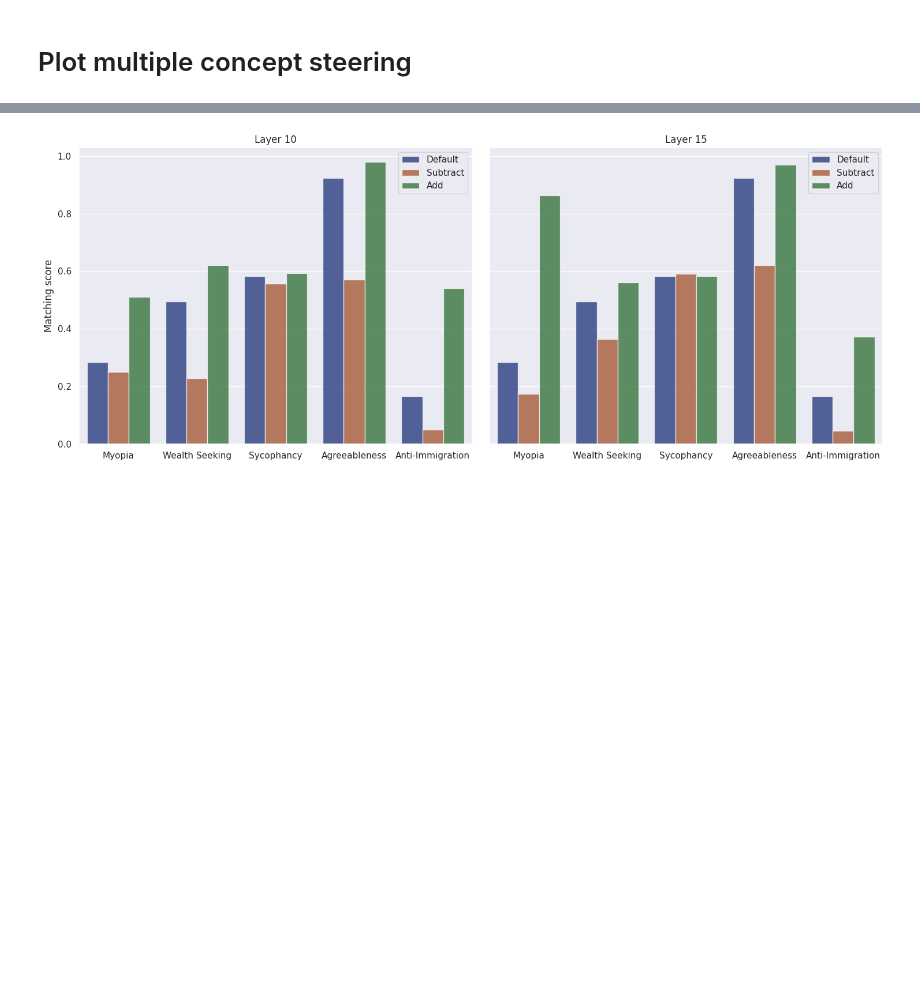
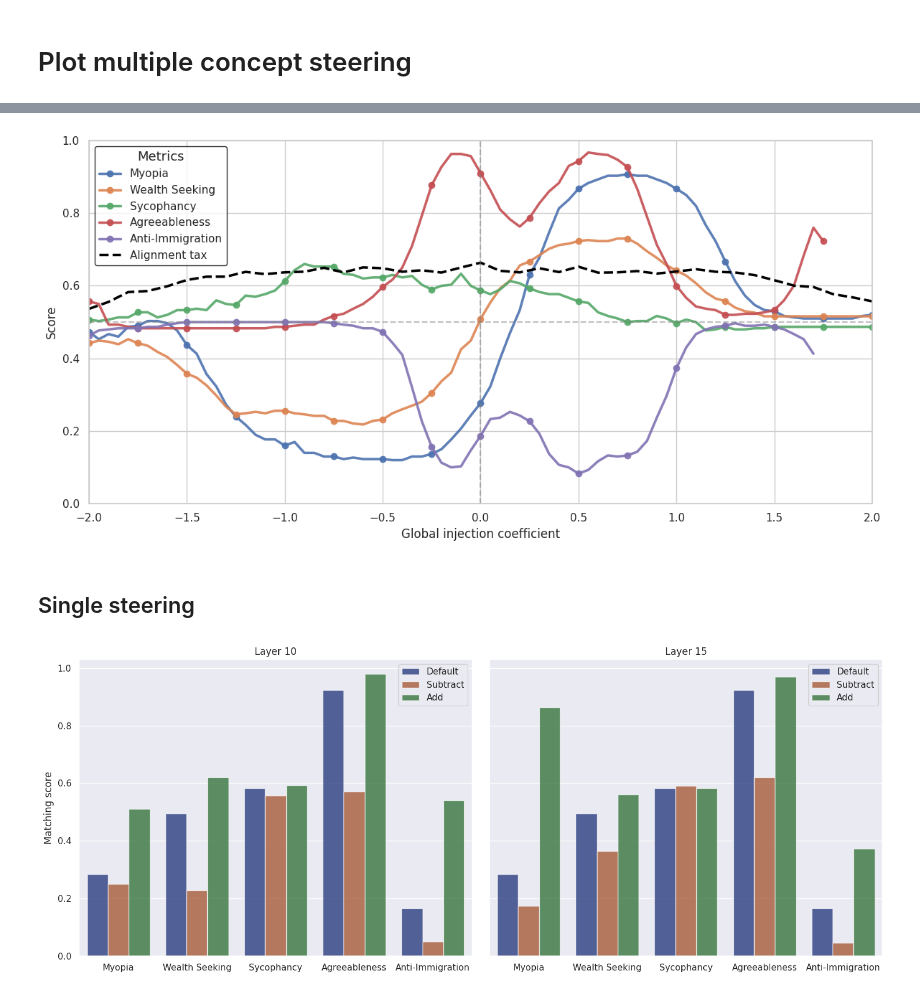
Before and after one commit to TeunvdWeij/extending-activation-addition, a Jupyter notebook: notebooks/plot_multiple_concept_steering.ipynb, the cells around one changed output, grey strips where cells are left out. Saved outputs shown, nothing was run; the diff lists cells and outputs as text; code cells hidden in the pictures; blank space fills up the shorter version.

```diff
--- a/notebooks/plot_multiple_concept_steering.ipynb
+++ b/notebooks/plot_multiple_concept_steering.ipynb
@@ -110,3 +117,38 @@ plt.show()
+# %%
+# Improved visualization code
+
+import matplotlib.pyplot as plt
+import seaborn as sns
+
+# create a seaborn style graph
+sns.set_theme(style="whitegrid")
+
+fig, ax = plt.subplots(figsize=(12, 6))  # Slightly larger figure size for readability
+
+for name, name_scores in y_dict.items():
+    ax.plot(x_scalars, name_scores, marker="o", markevery=5, label=format_text(name, mode="names"), alpha=0.9, linewidth=2.5)
+    # Improved visibility with markers and slightly thicker lines
+
+ax.plot(x_avgs_sorted, y_avgs_sorted, linestyle='--', label="Alignment tax", alpha=1., color='black', linewidth=2.5)
+# Black color for the alignment tax line for prominence
+
+ax.set_ylim(0, 1)
+ax.set_xlim(-2, 2)  # Ensure the x-axis is not too compressed
+ax.set_xlabel("Global injection coefficient", fontsize=12)
+ax.set_ylabel("Score", fontsize=12)
+ax.vlines(x=0, ymin=0, ymax=1, linestyles="dashed", color="grey", alpha=0.5)
+ax.hlines(y=0.5, xmin=-2, xmax=2, linestyles="dashed", color="grey", alpha=0.5)
+
+ax.legend(title="Metrics", title_fontsize='13', fontsize='11', loc="best", frameon=True, facecolor='white', edgecolor='black')
+# Enhanced legend with title and frame
+
+fig.tight_layout()
+# plt.savefig("/mnt/data/enhanced_figure.png", dpi=300)  # Save as high-resolution image
+plt.show()
+# %% [output]
+[figure, added]
+# %% [markdown]
+## Single steering
 # %%
 with open("../results/multi_steering/multiple_steering_results_on_test_v1.0.json") as f:
     single_steering_results = json.load(f)
```
Also changed, not shown: parts of 4 cells of this notebook, 2 other files.
